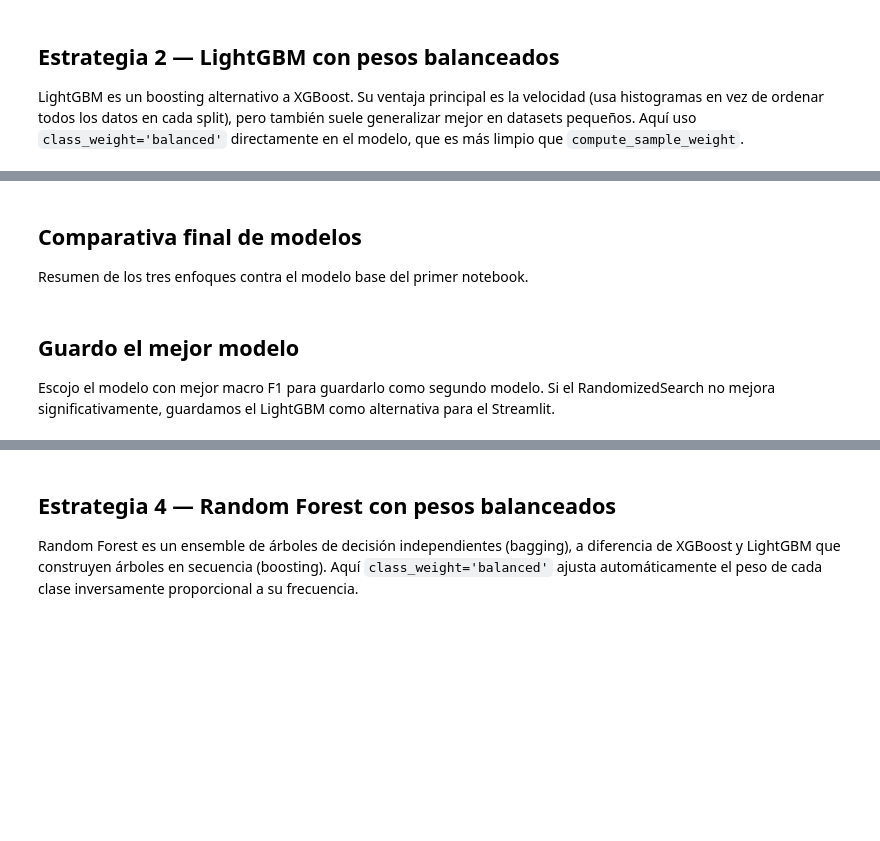
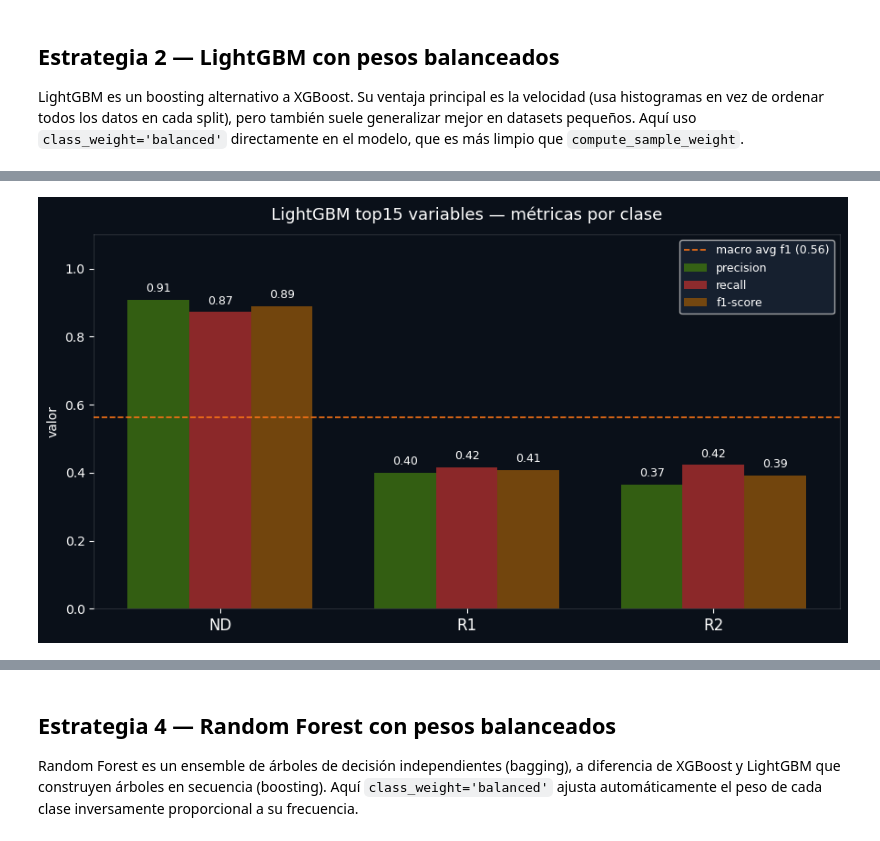
Before and after one commit to RobertoCantero82/nba-draft-2026-prediccion, a Jupyter notebook: notebooks/modelos/segundo_modelo_draft.ipynb, the cells around one changed output, grey strips where cells are left out. Cells and saved outputs as stored; diff of their text form; code cells hidden in the pictures; blank space fills up the shorter version.

```diff
--- a/notebooks/modelos/segundo_modelo_draft.ipynb
+++ b/notebooks/modelos/segundo_modelo_draft.ipynb
@@ -283,4 +660,0 @@ print(classification_report(y_test, y_pred_top, target_names=le_target_draft.cla
-# %% [markdown]
-## Comparativa final de modelos
-
-Resumen de los tres enfoques contra el modelo base del primer notebook.
@@ -327,34 +661,38 @@ print(df_res.to_string(index=False))
 # %%
-# visualización comparativa
-fig, ax = plt.subplots(figsize=(10, 5))
+# visualización LightGBM top15
+report_top = classification_report(y_test, y_pred_top, target_names=clases, output_dict=True)
+
+precision_t = [report_top[c]['precision'] for c in clases]
+recall_t    = [report_top[c]['recall']    for c in clases]
+f1_t        = [report_top[c]['f1-score']  for c in clases]
+
+metricas_t = {'precision': precision_t, 'recall': recall_t, 'f1-score': f1_t}
+
+fig, ax = plt.subplots(figsize=(9, 5))
 fig.patch.set_facecolor('#0a1019')
 ax.set_facecolor('#0a1019')
 
-x_pos = np.arange(len(modelos_nombre))
-cols_metricas = ['macro_f1', 'f1_R1', 'f1_R2']
-colores_comp  = ['#f97316', '#A32D2D', '#854F0B']
-etiquetas     = ['macro F1', 'F1 R1', 'F1 R2']
-ancho_c = 0.22
+for i, (nombre, valores) in enumerate(metricas_t.items()):
+    barras = ax.bar(x + i * ancho, valores, ancho, label=nombre, color=colores[i], alpha=0.85)
+    for barra in barras:
+        alto = barra.get_height()
+        ax.text(barra.get_x() + barra.get_width() / 2, alto + 0.015,
+                f'{alto:.2f}', ha='center', va='bottom', fontsize=9, color='white')
 
-for i, (col, color, etiq) in enumerate(zip(cols_metricas, colores_comp, etiquetas)):
-    vals = [df_res.loc[j, col] for j in range(len(modelos_nombre))]
-    barras = ax.bar(x_pos + i * ancho_c, vals, ancho_c, label=etiq, color=color, alpha=0.85)
-    for b in barras:
-        ax.text(b.get_x() + b.get_width() / 2, b.get_height() + 0.01,
-                f'{b.get_height():.2f}', ha='center', va='bottom', fontsize=8, color='white')
+macro_f1_t = report_top['macro avg']['f1-score']
+ax.axhline(y=macro_f1_t, color='#f97316', linestyle='--', linewidth=1.2,
+           label=f'macro avg f1 ({macro_f1_t:.2f})')
 
-ax.set_xticks(x_pos + ancho_c)
-ax.set_xticklabels(modelos_nombre, color='white', fontsize=10)
-ax.set_ylim(0, 1.0)
+ax.set_xticks(x + ancho)
+ax.set_xticklabels(clases, color='white', fontsize=12)
+ax.set_ylim(0, 1.1)
 ax.set_ylabel('valor', color='white')
-ax.set_title('Comparativa de modelos — predicción de ronda', color='white', fontsize=13, pad=12)
+ax.set_title('LightGBM top15 variables — métricas por clase', color='white', fontsize=13, pad=12)
 ax.tick_params(colors='white')
 ax.legend(facecolor='#1a2535', labelcolor='white', fontsize=9)
 for spine in ax.spines.values():
     spine.set_edgecolor('#ffffff22')
 plt.tight_layout()
 plt.show()
+# %% [output]
+[figure, added]
-# %% [markdown]
-## Guardo el mejor modelo
-
-Escojo el modelo con mejor macro F1 para guardarlo como segundo modelo. Si el RandomizedSearch no mejora significativamente, guardamos el LightGBM como alternativa para el Streamlit.
```
Also changed, not shown: parts of 40 cells of this notebook, 23 other files.
